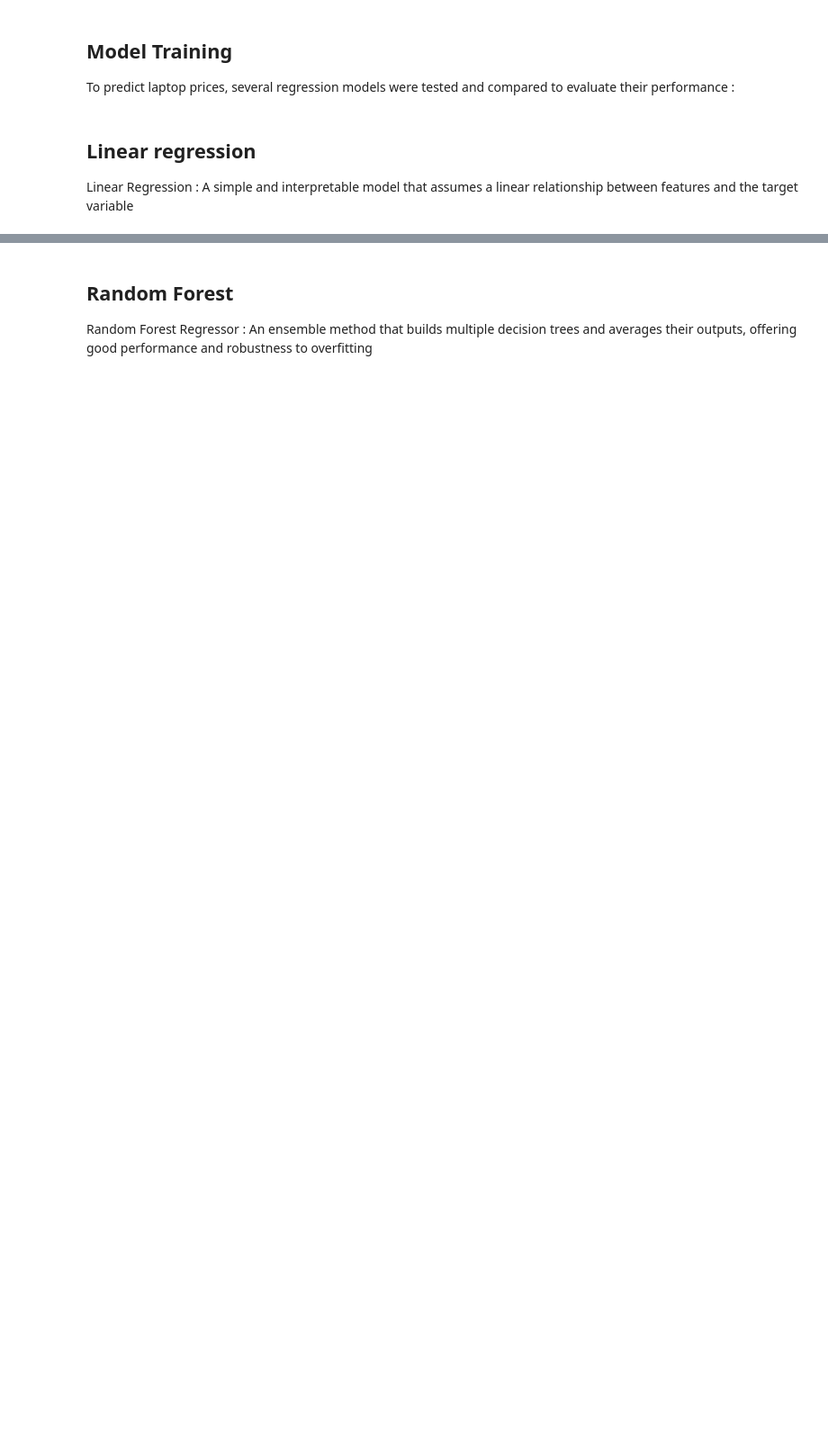
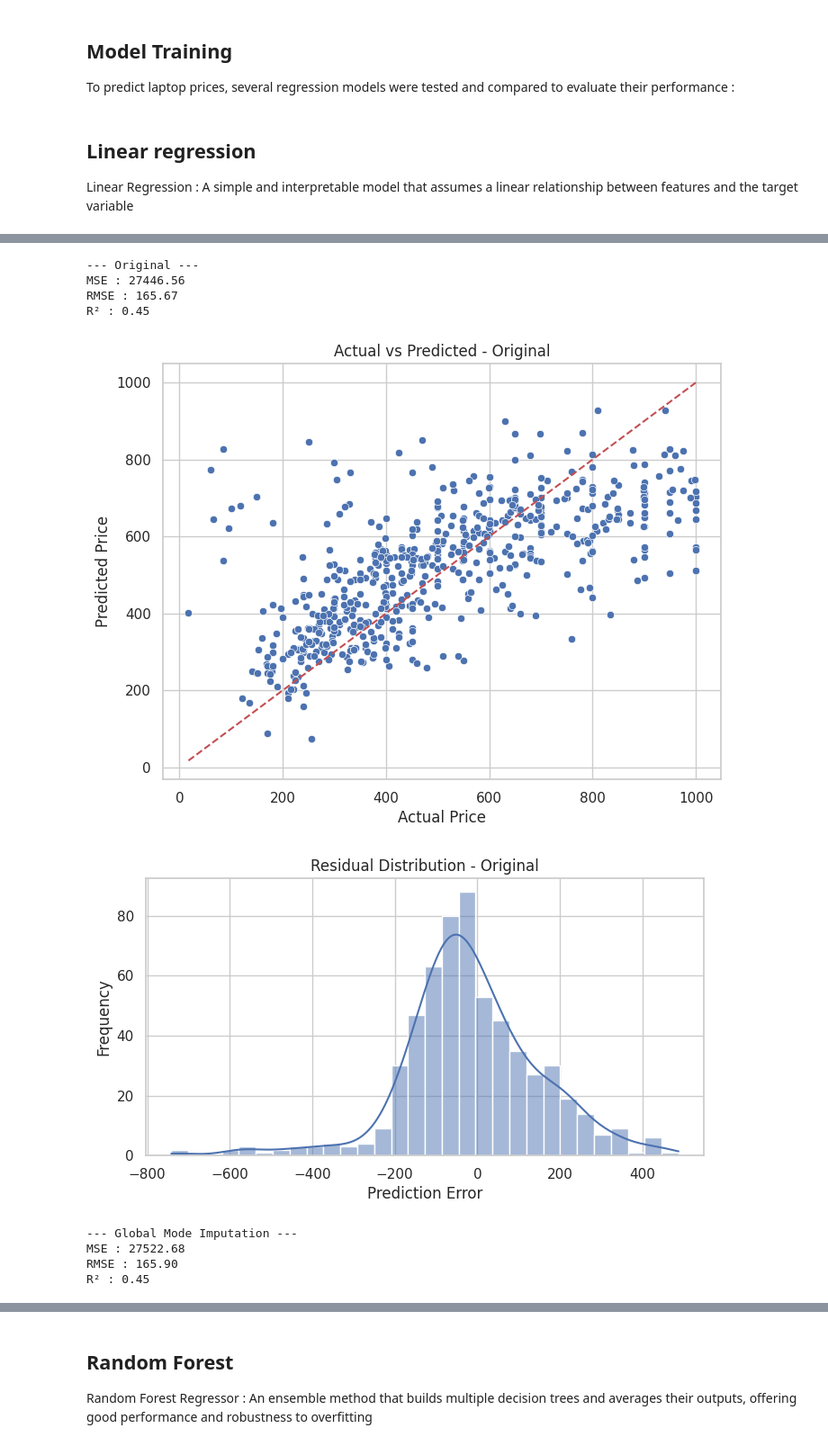
Before and after one commit to agpinedam/Project_Machine_Learning, a Jupyter notebook: exploring_data.ipynb, the cells around one changed output, grey strips where cells are left out. Shown at 90% size. Cells and saved outputs as stored; diff of their text form; code cells hidden in the pictures; blank space fills up the shorter version.

```diff
--- a/exploring_data.ipynb
+++ b/exploring_data.ipynb
@@ -653,10 +631,3 @@ LG             38
 Other          33
 Gateway        13
 Name: count, dtype: int64
-# %%
-columns_to_encode = [
-    'Resolution', 'Processor_Type', 'Processor_Gen', 'Condition', 'GPU_Type', 'Brand', 'Screen_Size', 'Processor_Brand', 'GPU_Brand'
-]
-for column in columns_to_encode:
-    df = pd.get_dummies(df, columns=[column], prefix=column)
-df.head()
@@ -672,15 +635,18 @@ df.head()
 ## Model Training
 
 To predict laptop prices, several regression models were tested and compared to evaluate their performance :
-# %%
-X = df.drop(columns=['Price'])
-y = df['Price']
-
-X_train, X_test, y_train, y_test = train_test_split(X, y, test_size=0.2, random_state=42)
-
-scaler = StandardScaler()
-X_train_scaled = scaler.fit_transform(X_train)
-X_test_scaled = scaler.transform(X_test)
+# %%
+datasets = {
+    'Original': df,
+    'Global Mode Imputation': df_mode_imputed,
+    'Screen Size Imputation': df_screen_size_imputed,
+    'Predictive Imputation': df_model_imputed
+}
+
+for name, dataset in datasets.items():
+    dataset['RAM'] = dataset['RAM'].apply(clean_ram)
+    dataset['Brand'] = dataset['Brand'].apply(top_brand)
+    dataset.drop(columns=columns_to_delete, inplace=True, errors='ignore')
 # %% [markdown]
 ## Linear regression
 
@@ -720,0 +732,14 @@ RMSE : 165.6699323109528
+# %%
+for name, dataset in datasets.items():
+    evaluate_dataset(dataset, name)
+# %% [output]
+--- Original ---
+MSE : 27446.56
+RMSE : 165.67
+R² : 0.45
+[figure, added]
+[figure, added]
+--- Global Mode Imputation ---
+MSE : 27522.68
+RMSE : 165.90
+R² : 0.45
```
Also changed, not shown: parts of 17 cells of this notebook.
